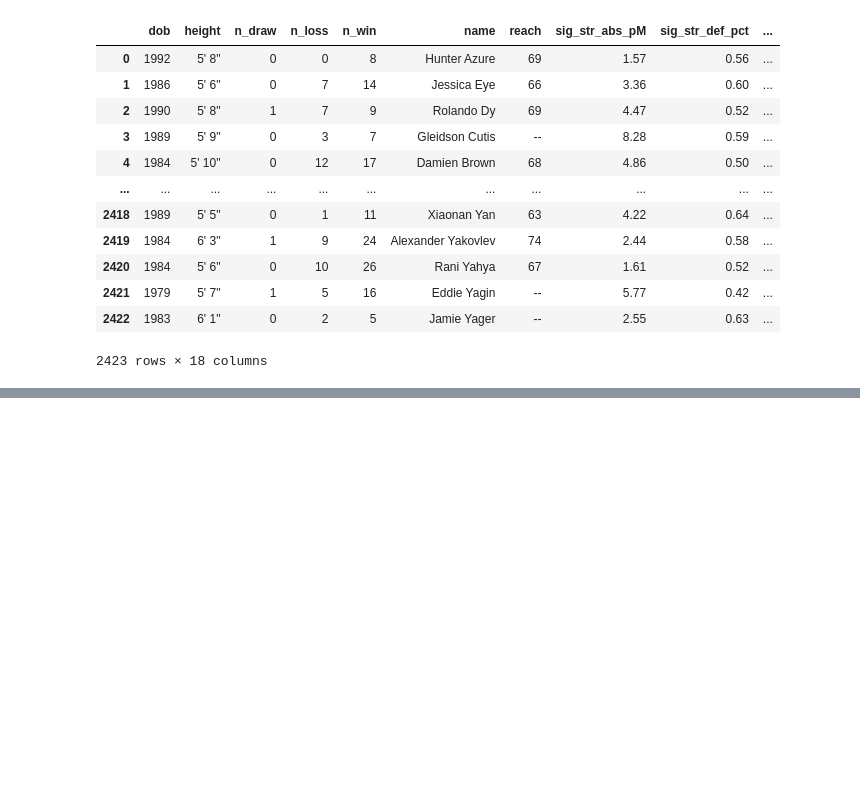
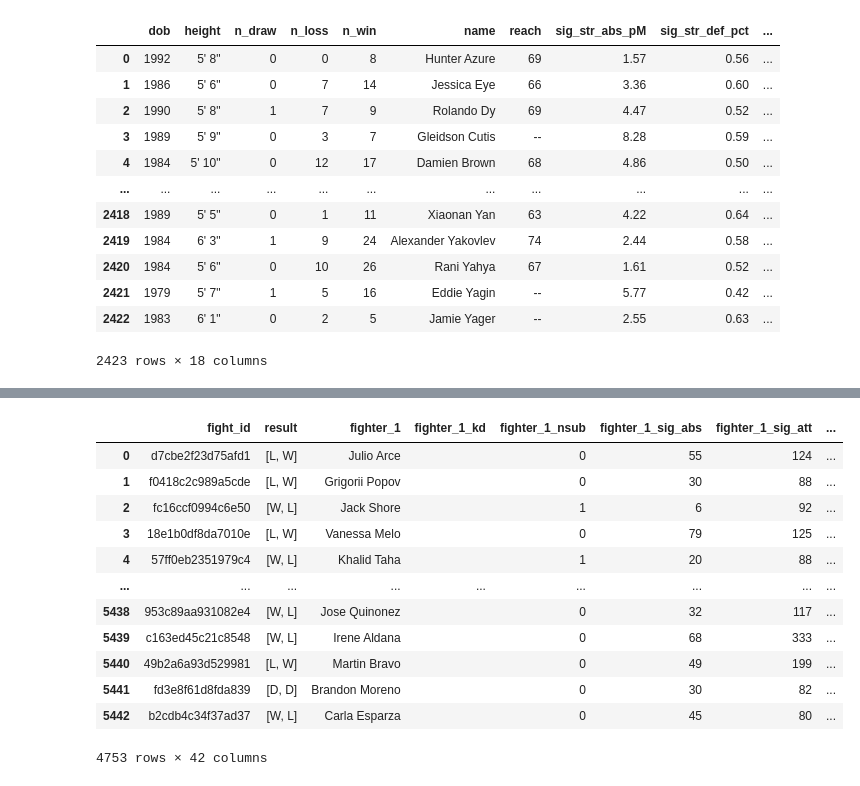
Before and after one commit to cjdance/final_project, a Jupyter notebook: data_clean_up.ipynb, the cells around one changed output, grey strips where cells are left out. Drawn from its saved outputs; the diff is of its cells as text; code cells hidden in the pictures; blank space fills up the shorter version.

```diff
--- a/data_clean_up.ipynb
+++ b/data_clean_up.ipynb
@@ -571,0 +587,33 @@ fighter_df.to_sql('fighters', con=engine, if_exists='append', index=False)
+# %%
+joined_bout["fighter_1_sub_avg"] = joined_bout["fighter_1_nsub"]/joined_bout["fight_length_min"]
+joined_bout["fighter_1_SLpM"] = joined_bout["fighter_1_sig_abs"]/joined_bout["fight_length_min"]
+joined_bout["fighter_1_str_acc"] = joined_bout["fighter_1_sig_land"]/joined_bout["fighter_1_sig_att"]
+joined_bout["fighter_1_SApM"] = joined_bout["fighter_1_sig_abs"]/joined_bout["fight_length_min"]
+joined_bout["fighter_1_str_def"] = joined_bout["fighter_1_sig_def"]/joined_bout["fighter_2_sig_att"]
+joined_bout["fighter_1_td_avg"] = joined_bout["fighter_1_td_land"]/joined_bout["fight_length_min"]
+joined_bout["fighter_1_td_acc"] = joined_bout["fighter_1_td_land"]/joined_bout["fighter_1_td_att"]
+
+joined_bout["fighter_2_sub_avg"] = joined_bout["fighter_2_nsub"]/joined_bout["fight_length_min"]
+joined_bout["fighter_2_SLpM"] = joined_bout["fighter_2_sig_abs"]/joined_bout["fight_length_min"]
+joined_bout["fighter_2_str_acc"] = joined_bout["fighter_2_sig_land"]/joined_bout["fighter_2_sig_att"]
+joined_bout["fighter_2_SApM"] = joined_bout["fighter_2_sig_abs"]/joined_bout["fight_length_min"]
+joined_bout["fighter_2_str_def"] = joined_bout["fighter_2_sig_def"]/joined_bout["fighter_1_sig_att"]
+joined_bout["fighter_2_td_avg"] = joined_bout["fighter_2_td_land"]/joined_bout["fight_length_min"]
+joined_bout["fighter_2_td_acc"] = joined_bout["fighter_2_td_land"]/joined_bout["fighter_2_td_att"]
+
+
+joined_bout
+# %% [output]
+|  | fight_id | result | fighter_1 | fighter_1_kd | fighter_1_nsub | fighter_1_sig_abs | fighter_1_sig_att | ... |
+| 0 | d7cbe2f23d75afd1 | [L, W] | Julio Arce |  | 0 | 55 | 124 | ... |
+| 1 | f0418c2c989a5cde | [L, W] | Grigorii Popov |  | 0 | 30 | 88 | ... |
+| 2 | fc16ccf0994c6e50 | [W, L] | Jack Shore |  | 1 | 6 | 92 | ... |
+| 3 | 18e1b0df8da7010e | [L, W] | Vanessa Melo |  | 0 | 79 | 125 | ... |
+| 4 | 57ff0eb2351979c4 | [W, L] | Khalid Taha |  | 1 | 20 | 88 | ... |
+| ... | ... | ... | ... | ... | ... | ... | ... | ... |
+| 5438 | 953c89aa931082e4 | [W, L] | Jose Quinonez |  | 0 | 32 | 117 | ... |
+| 5439 | c163ed45c21c8548 | [W, L] | Irene Aldana |  | 0 | 68 | 333 | ... |
+| 5440 | 49b2a6a93d529981 | [L, W] | Martin Bravo |  | 0 | 49 | 199 | ... |
+| 5441 | fd3e8f61d8fda839 | [D, D] | Brandon Moreno |  | 0 | 30 | 82 | ... |
+| 5442 | b2cdb4c34f37ad37 | [W, L] | Carla Esparza |  | 0 | 45 | 80 | ... |
+4753 rows × 42 columns
```
Also changed, not shown: parts of 20 cells of this notebook.
